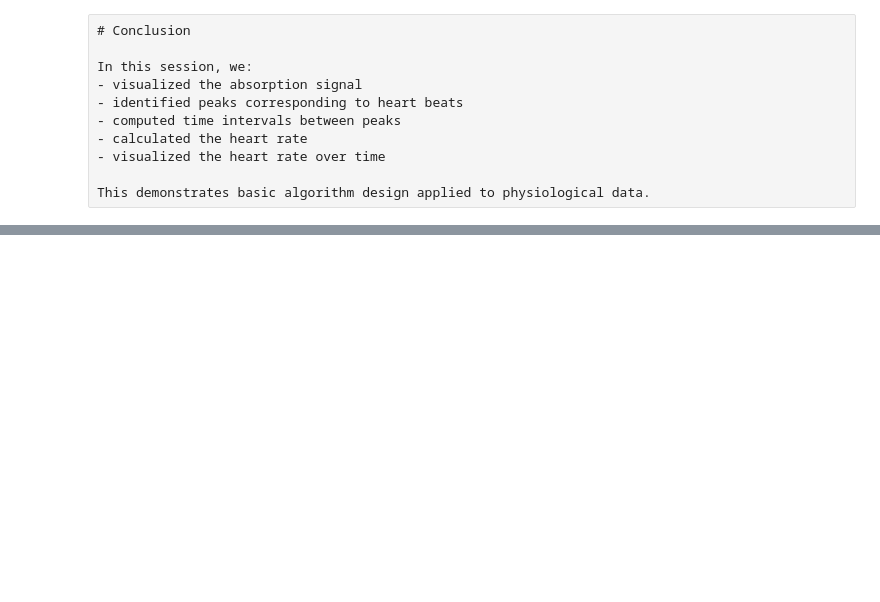
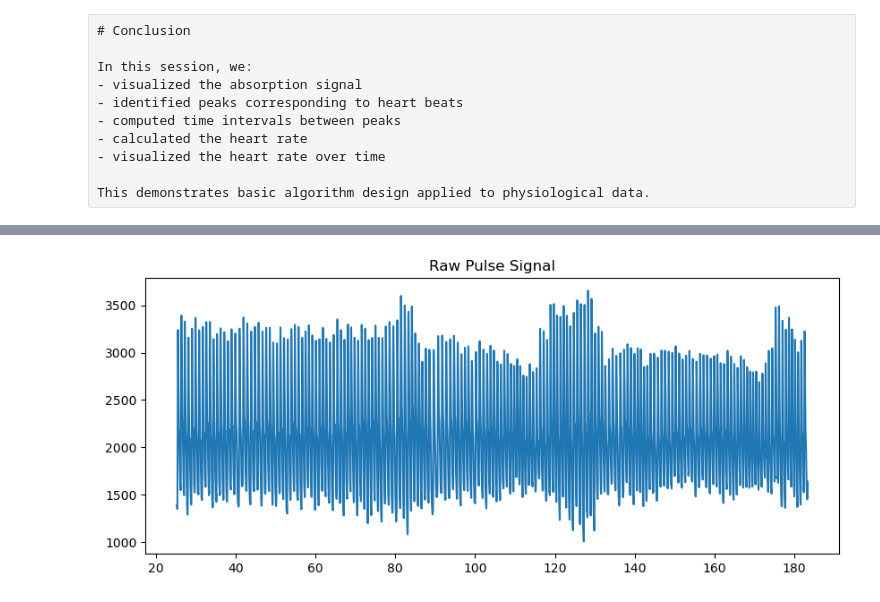
Before and after one commit to khuzzaim/Khuzzaim-s-Berlin-Rep-DL-Memory-, a Jupyter notebook: session-5-peaks.ipynb, the cells around one changed output, grey strips where cells are left out. Saved outputs shown, nothing was run; the diff lists cells and outputs as text; code cells hidden in the pictures; blank space fills up the shorter version.

```diff
--- a/session-5-peaks.ipynb
+++ b/session-5-peaks.ipynb
@@ -158,0 +117,7 @@ peaks, _ = find_peaks(absorption, distance=10, height=0)
+# %%
+import pandas as pd
+
+data = pd.read_csv("data/pulse_data.csv")
+
+time = data.iloc[:, 0]
+absorption = data.iloc[:, 1]
@@ -158,0 +126,8 @@ peaks, _ = find_peaks(absorption, distance=10, height=0)
+# %%
+absorption = pd.to_numeric(absorption, errors='coerce')
+time = pd.to_numeric(time, errors='coerce')
+
+# remove NaNs
+valid = ~(absorption.isna() | time.isna())
+time = time[valid]
+absorption = absorption[valid]
@@ -158,0 +136,9 @@ peaks, _ = find_peaks(absorption, distance=10, height=0)
+# %%
+import matplotlib.pyplot as plt
+
+plt.figure(figsize=(10,4))
+plt.plot(time, absorption)
+plt.title("Raw Pulse Signal")
+plt.show()
+# %% [output]
+[figure, added]
```
Also changed, not shown: parts of 42 cells of this notebook, 1 other file.
